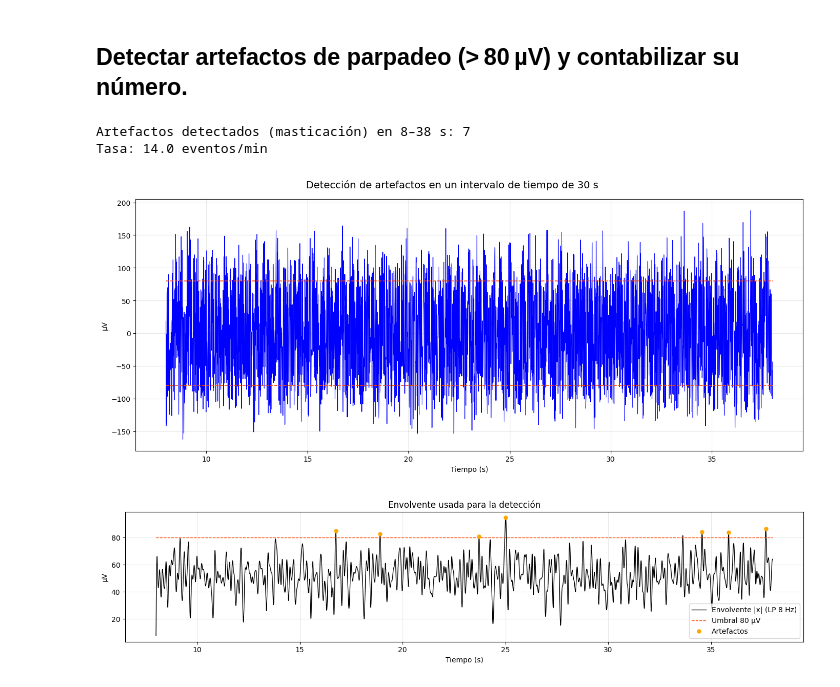
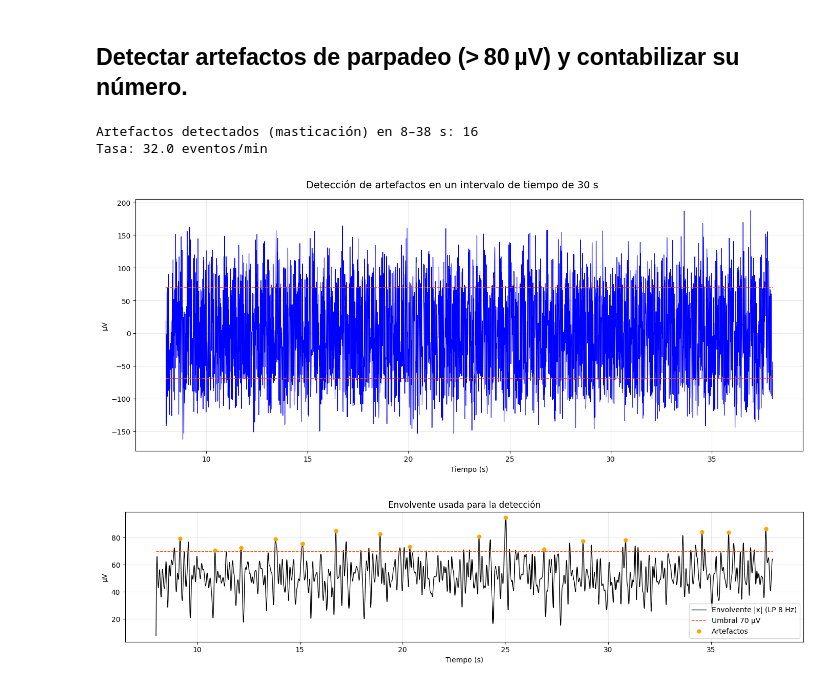
Before and after one commit to Andres-Landeo/GRUPO-09-ISB-2025-II, a Jupyter notebook: Laboratorios/Laboratorio 5 - Adquisición de señales EEG con Bitalino/Código.ipynb, the cells around one changed output. Saved outputs shown, nothing was run; the diff lists cells and outputs as text; code cells hidden in the pictures.

```diff
--- a/Laboratorios/Laboratorio 5 - Adquisición de señales EEG con Bitalino/Código.ipynb
+++ b/Laboratorios/Laboratorio 5 - Adquisición de señales EEG con Bitalino/Código.ipynb
@@ -237,7 +237,7 @@ from scipy.signal import butter, filtfilt, find_peaks
 Fs = 1000
 FILE = "Señales bitalino/eeg_4.2.txt"
 T0, T1 = 8.0, 38.0
-THR_uV = 80.0          # umbral (ajustable)
+THR_uV = 70.0          # umbral (ajustable)
 REFRACTORY_S = 1.0     # distancia mínima entre eventos (s)
 
 # ---------------- Utilidades ----------------
@@ -268,34 +268,34 @@ x_filt = butter_bandpass(x_uV, Fs, 0.8, 48)
 
 # ---------------- 2) Detección con envolvente ----------------
 peaks_idx, env = detect_artifacts(x_filt, Fs, thr_uV=THR_uV, refractory_s=REFRACTORY_S)
 n_events = len(peaks_idx)
 print(f"Artefactos detectados (masticación) en {T0:.0f}–{T1:.0f} s: {n_events}")
 if n_events:
     print(f"Tasa: {n_events/(T1-T0)*60:.1f} eventos/min")
 
 # ---------------- 3) Gráfica de la señal filtrada (solo umbral) ----------------
 plt.figure(figsize=(14, 6))
 plt.suptitle(f"Detección de artefactos en un intervalo de tiempo de 30 s", fontsize=14)
 
 plt.plot(t, x_filt, color="blue", lw=0.8)
 plt.hlines([+THR_uV, -THR_uV], t[0], t[-1], colors="orangered", linestyles="--", linewidth=1.2)
 plt.ylabel("µV"); plt.xlabel("Tiempo (s)"); plt.grid(True, alpha=0.3)
 plt.tight_layout(); plt.show()
 
 # ---------------- 4) Gráfica de la envolvente con puntos y leyenda ----------------
 plt.figure(figsize=(14, 3.5))
 plt.plot(t, env, color="black", lw=1.0, label="Envolvente |x| (LP 8 Hz)")
 plt.hlines([THR_uV], t[0], t[-1], colors="orangered", linestyles="--", linewidth=1.0, label=f"Umbral {THR_uV:.0f} µV")
 if n_events:
     plt.plot(t[peaks_idx], env[peaks_idx], "o", ms=5, color="orange", label="Artefactos")
 
 plt.title("Envolvente usada para la detección")
 plt.ylabel("µV"); plt.xlabel("Tiempo (s)")
 plt.grid(True, alpha=0.3)
 plt.legend(loc="lower right")   # << aquí cambiamos la posición de la leyenda
 plt.tight_layout(); plt.show()
 # %% [output]
-Artefactos detectados (masticación) en 8–38 s: 7
-Tasa: 14.0 eventos/min
+Artefactos detectados (masticación) en 8–38 s: 16
+Tasa: 32.0 eventos/min
-[figure, old version]
+[figure, new version]
-[figure, old version]
+[figure, new version]
```
Also changed, not shown: 1 other file.
